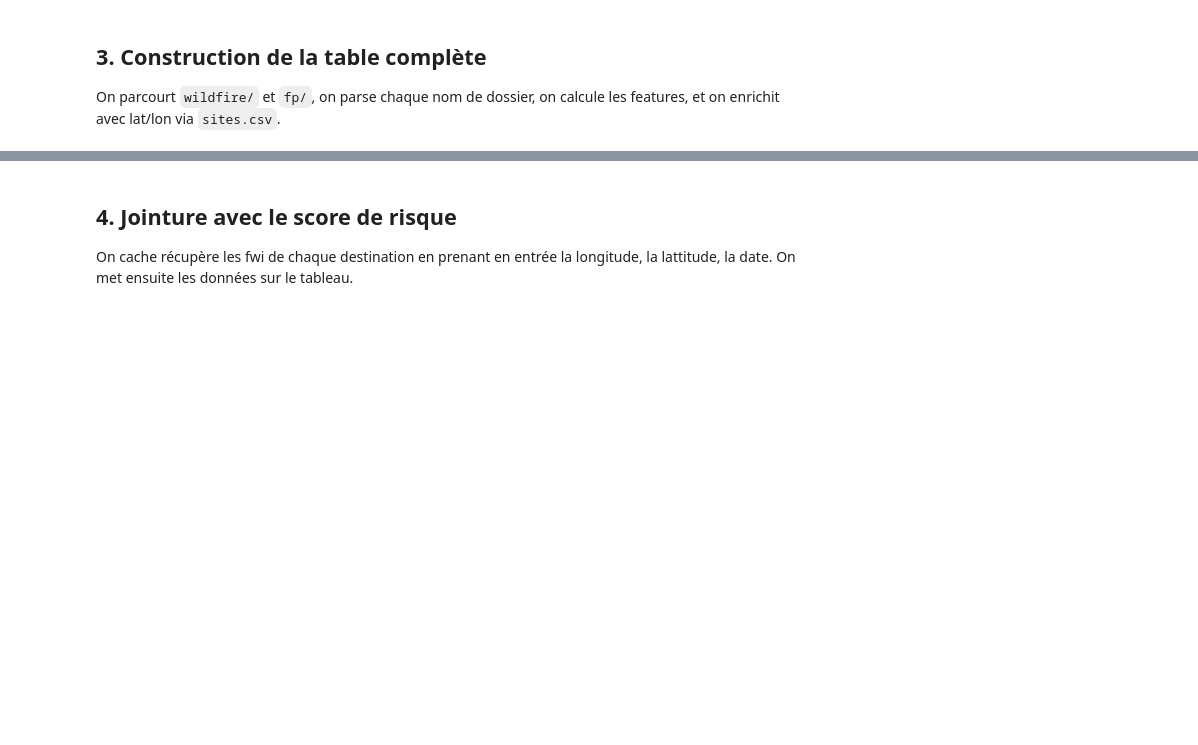
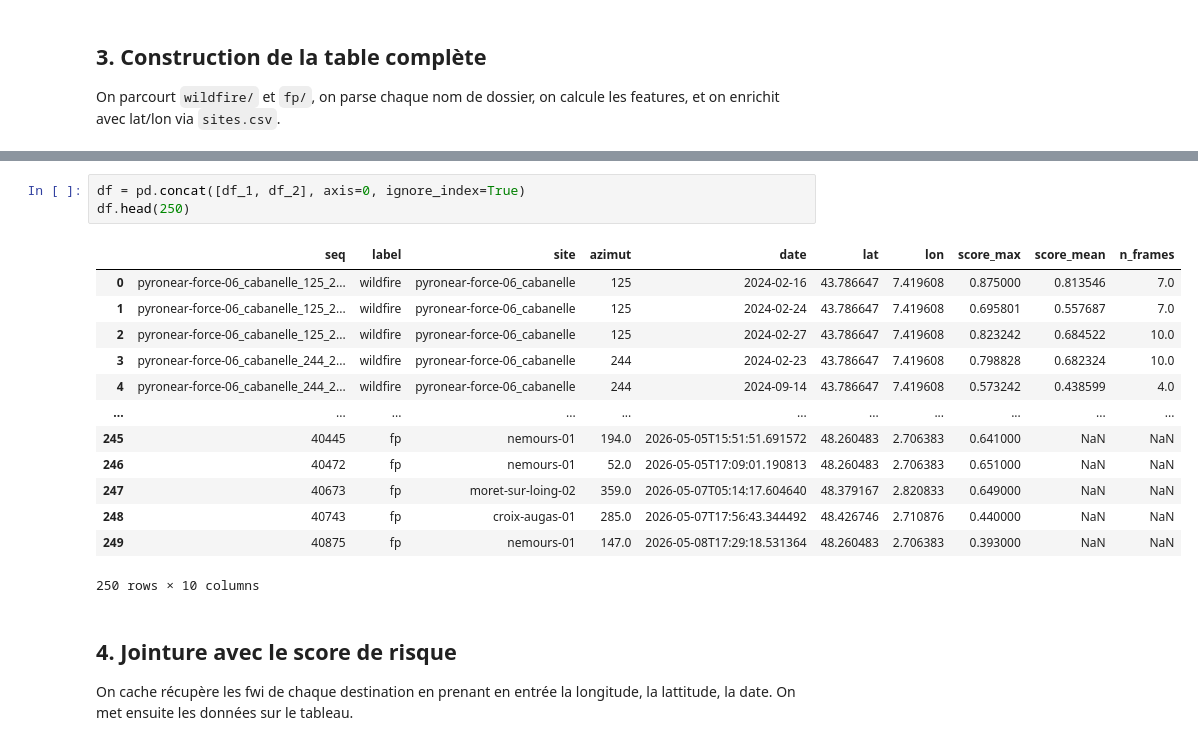
Before and after one commit to Octavien41/HACK-PYRON, a Jupyter notebook: parsing_pyronear.ipynb, the cells around one changed output, grey strips where cells are left out. Cells and saved outputs as stored; diff of their text form; blank space fills up the shorter version.

```diff
--- a/parsing_pyronear.ipynb
+++ b/parsing_pyronear.ipynb
@@ -163,3 +191,20 @@ df.head()
+# %%
+df = pd.concat([df_1, df_2], axis=0, ignore_index=True)
+df.head(250)
+# %% [output]
+|  | seq | label | site | azimut | date | lat | lon | score_max | score_mean | n_frames |
+| 0 | pyronear-force-06_cabanelle_125_2... | wildfire | pyronear-force-06_cabanelle | 125 | 2024-02-16 | 43.786647 | 7.419608 | 0.875000 | 0.813546 | 7.0 |
+| 1 | pyronear-force-06_cabanelle_125_2... | wildfire | pyronear-force-06_cabanelle | 125 | 2024-02-24 | 43.786647 | 7.419608 | 0.695801 | 0.557687 | 7.0 |
+| 2 | pyronear-force-06_cabanelle_125_2... | wildfire | pyronear-force-06_cabanelle | 125 | 2024-02-27 | 43.786647 | 7.419608 | 0.823242 | 0.684522 | 10.0 |
+| 3 | pyronear-force-06_cabanelle_244_2... | wildfire | pyronear-force-06_cabanelle | 244 | 2024-02-23 | 43.786647 | 7.419608 | 0.798828 | 0.682324 | 10.0 |
+| 4 | pyronear-force-06_cabanelle_244_2... | wildfire | pyronear-force-06_cabanelle | 244 | 2024-09-14 | 43.786647 | 7.419608 | 0.573242 | 0.438599 | 4.0 |
+| ... | ... | ... | ... | ... | ... | ... | ... | ... | ... | ... |
+| 245 | 40445 | fp | nemours-01 | 194.0 | 2026-05-05T15:51:51.691572 | 48.260483 | 2.706383 | 0.641000 | NaN | NaN |
+| 246 | 40472 | fp | nemours-01 | 52.0 | 2026-05-05T17:09:01.190813 | 48.260483 | 2.706383 | 0.651000 | NaN | NaN |
+| 247 | 40673 | fp | moret-sur-loing-02 | 359.0 | 2026-05-07T05:14:17.604640 | 48.379167 | 2.820833 | 0.649000 | NaN | NaN |
+| 248 | 40743 | fp | croix-augas-01 | 285.0 | 2026-05-07T17:56:43.344492 | 48.426746 | 2.710876 | 0.440000 | NaN | NaN |
+| 249 | 40875 | fp | nemours-01 | 147.0 | 2026-05-08T17:29:18.531364 | 48.260483 | 2.706383 | 0.393000 | NaN | NaN |
+250 rows × 10 columns
 # %% [markdown]
 ## 4. Jointure avec le score de risque
 
```
Also changed, not shown: parts of 3 cells of this notebook, 1 other file.
